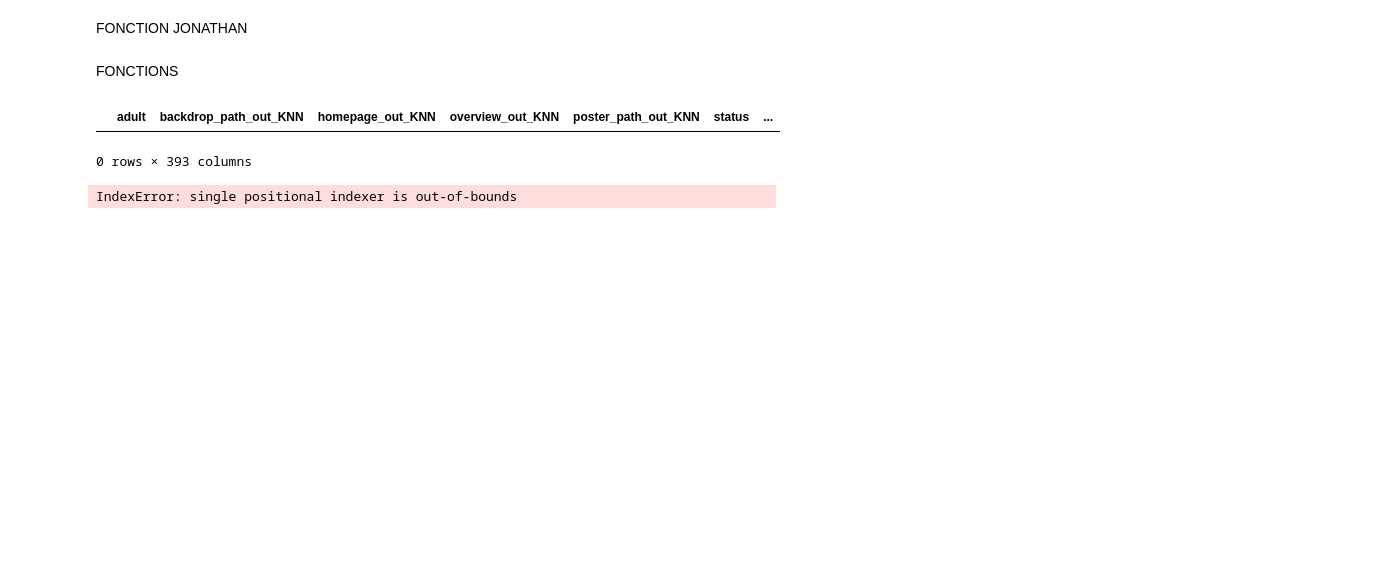
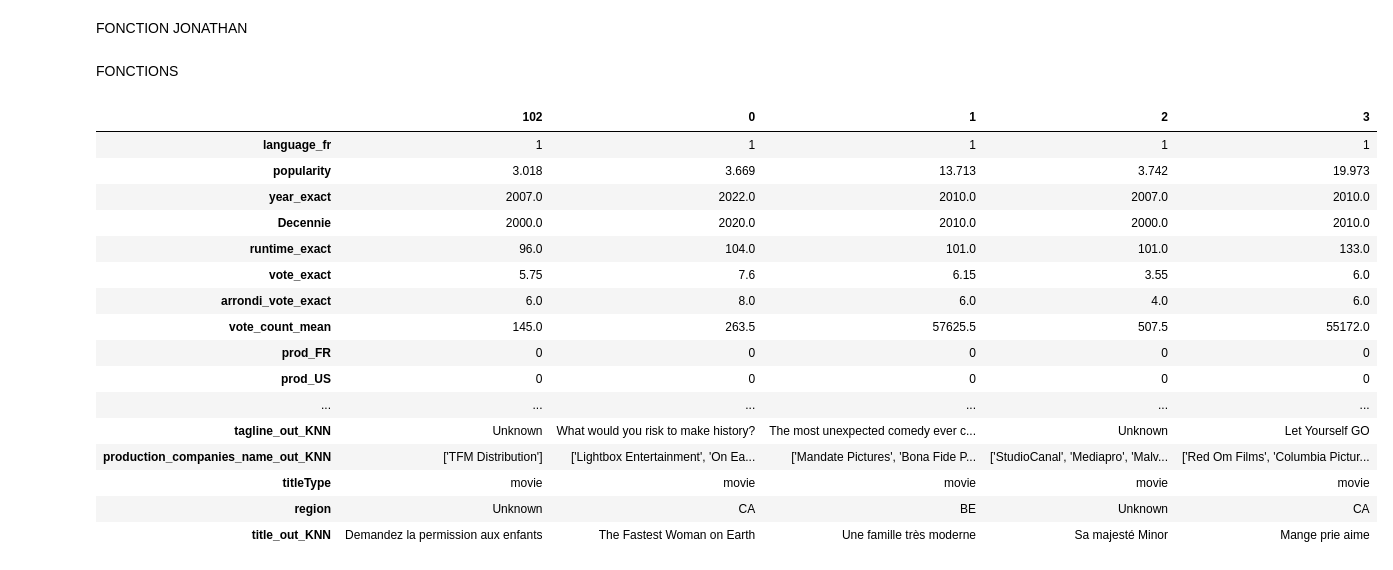
Before and after one commit to KilianCadiou/The-Rock-mendation, a Jupyter notebook: KNN.ipynb, the cells around one changed output. Saved outputs shown, nothing was run; the diff lists cells and outputs as text; code cells hidden in the pictures; blank space fills up the shorter version.

```diff
--- a/KNN.ipynb
+++ b/KNN.ipynb
@@ -43,4 +139,0 @@ tous_les_genres_list2 = []
-# %%
-for element in tous_les_genres_list:
-    if len_pandas(element) >= 5000:
-       tous_les_genres_list2.append(element)
@@ -316,38 +194,57 @@ def pokemons_similaires(film_id):
-# %%
-df[df['title_out_KNN'].str.contains(recherche) == True]
-# %% [output]
-|  | adult | backdrop_path_out_KNN | homepage_out_KNN | overview_out_KNN | poster_path_out_KNN | status | ... |
-0 rows × 393 columns
 # %%
 # BASES
 
-X = df[caracteristiques]
-recherche = 'Star Wars'
-df[df['title_out_KNN'].str.contains(recherche) == True]
+X = df_films[caracteristiques]
+recherche = 'enfant'
+df_films[df_films['title_out_KNN'].str.contains(recherche) == True]
 
-film_id = df['film_id_out_KNN'][df['title_out_KNN'].str.contains(recherche) == True].iloc[0]
-df_a_predire = df[df['film_id_out_KNN'] == film_id]
+film_id = df_films['film_id_out_KNN'][df_films['title_out_KNN'].str.contains(recherche) == True].iloc[0]
+df_a_predire = df_films[df_films['film_id_out_KNN'] == film_id]
 
+k_range = (3,5)
 
 # FONCTION 1
 
 X_encoded, SN, X_num_SN, X_cat_dummies = encodage_X(X)
 
 # FONCTION 2
 
-k_range = range(1, 5)
 avg_distances, silhouette_scores = evaluate_k(X_encoded, k_range)
 
-# FONCTION 3
+# # FONCTION 3
 
 df_final = encodage_predict(df_a_predire)
 
-# FONCTION 4
+# # FONCTION 4
+
 # On choisit k
-k=3
+k=4
 
 model = NearestNeighbors(n_neighbors=k, metric='euclidean')
 model.fit(X_encoded)
-pokemons_similaires(film_id)
+resultat = pokemons_similaires(df_films, film_id)
+choix = pd.DataFrame(df_films[df_films['title_out_KNN'].str.contains(recherche) == True].iloc[0]).transpose()
+
+choix2 = choix.drop(columns = choix.columns[21:])
+resultat2 = resultat.drop(columns = resultat.columns[21:])
+final = pd.concat([choix2, resultat2])
+
+final.transpose()
 # %% [output]
-IndexError: single positional indexer is out-of-bounds
+|  | 102 | 0 | 1 | 2 | 3 |
+| language_fr | 1 | 1 | 1 | 1 | 1 |
+| popularity | 3.018 | 3.669 | 13.713 | 3.742 | 19.973 |
+| year_exact | 2007.0 | 2022.0 | 2010.0 | 2007.0 | 2010.0 |
+| Decennie | 2000.0 | 2020.0 | 2010.0 | 2000.0 | 2010.0 |
+| runtime_exact | 96.0 | 104.0 | 101.0 | 101.0 | 133.0 |
+| vote_exact | 5.75 | 7.6 | 6.15 | 3.55 | 6.0 |
+| arrondi_vote_exact | 6.0 | 8.0 | 6.0 | 4.0 | 6.0 |
+| vote_count_mean | 145.0 | 263.5 | 57625.5 | 507.5 | 55172.0 |
+| prod_FR | 0 | 0 | 0 | 0 | 0 |
+| prod_US | 0 | 0 | 0 | 0 | 0 |
+| ... | ... | ... | ... | ... | ... |
+| tagline_out_KNN | Unknown | What would you risk to make history? | The most unexpected comedy ever c... | Unknown | Let Yourself GO |
+| production_companies_name_out_KNN | ['TFM Distribution'] | ['Lightbox Entertainment', 'On Ea... | ['Mandate Pictures', 'Bona Fide P... | ['StudioCanal', 'Mediapro', 'Malv... | ['Red Om Films', 'Columbia Pictur... |
+| titleType | movie | movie | movie | movie | movie |
+| region | Unknown | CA | BE | Unknown | CA |
+| title_out_KNN | Demandez la permission aux enfants | The Fastest Woman on Earth | Une famille très moderne | Sa majesté Minor | Mange prie aime |
```
Also changed, not shown: parts of 24 cells of this notebook, 2 other files.
